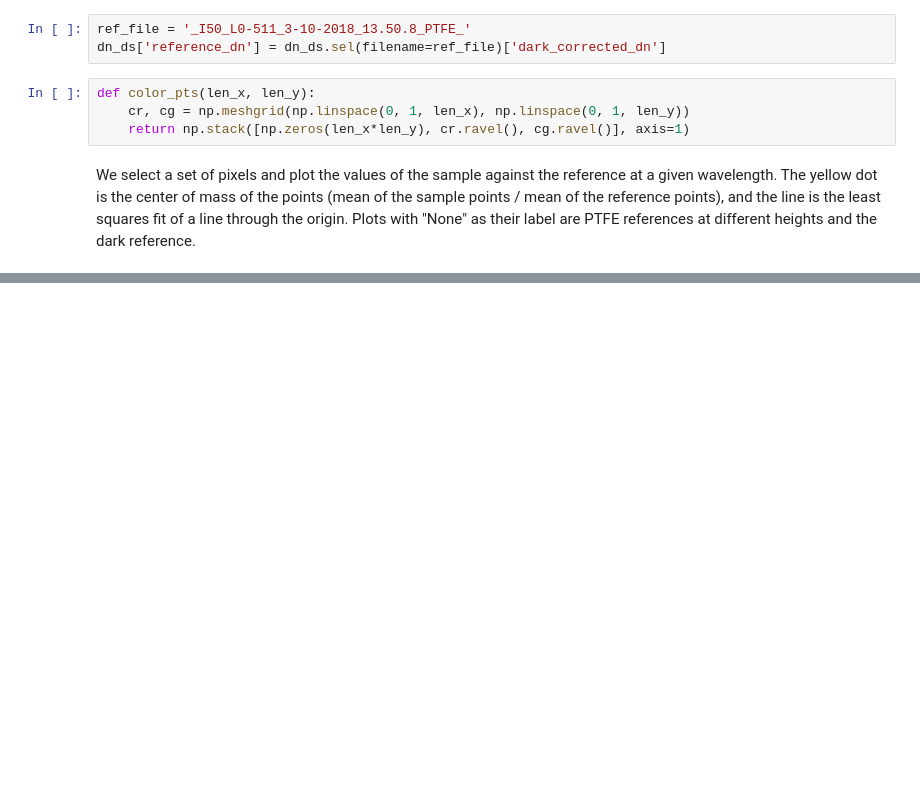
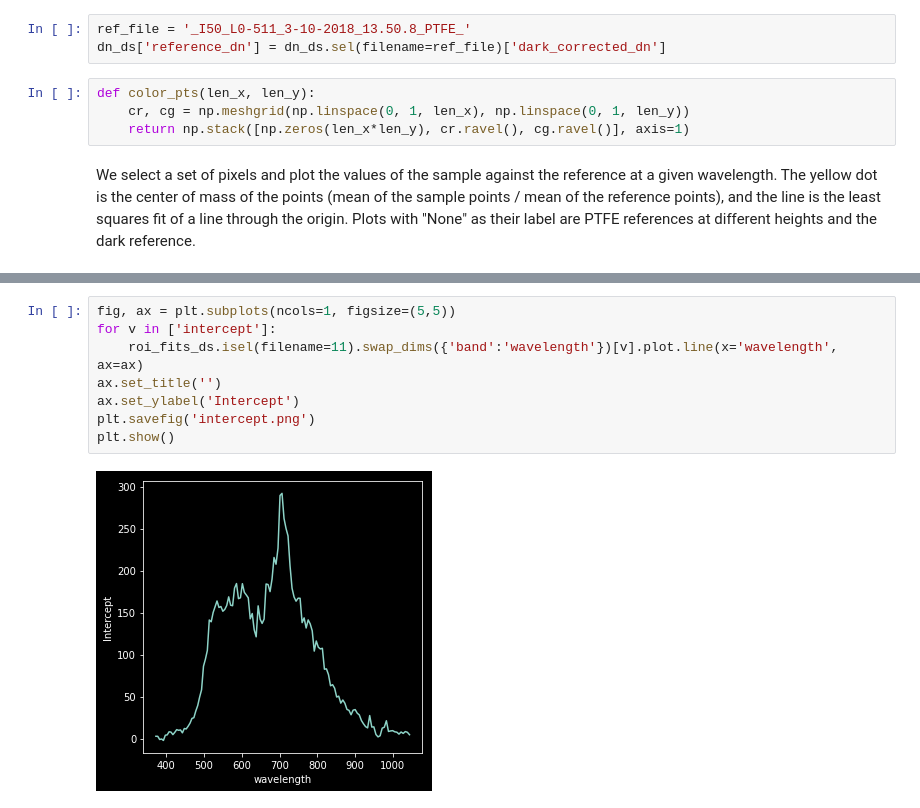
Before and after one commit to silmae/colortiles, a Jupyter notebook: Reflectances as fits.ipynb, the cells around one changed output, grey strips where cells are left out. Saved outputs shown, nothing was run; the diff lists cells and outputs as text; blank space fills up the shorter version.

```diff
--- a/Reflectances as fits.ipynb
+++ b/Reflectances as fits.ipynb
@@ -162,0 +186,10 @@ hv.DynamicMap(
+# %%
+fig, ax = plt.subplots(ncols=1, figsize=(5,5))
+for v in ['intercept']:
+    roi_fits_ds.isel(filename=11).swap_dims({'band':'wavelength'})[v].plot.line(x='wavelength', ax=ax)
+ax.set_title('')
+ax.set_ylabel('Intercept')
+plt.savefig('intercept.png')
+plt.show()
+# %% [output]
+[figure, added]
```
Also changed, not shown: parts of 15 cells of this notebook.
